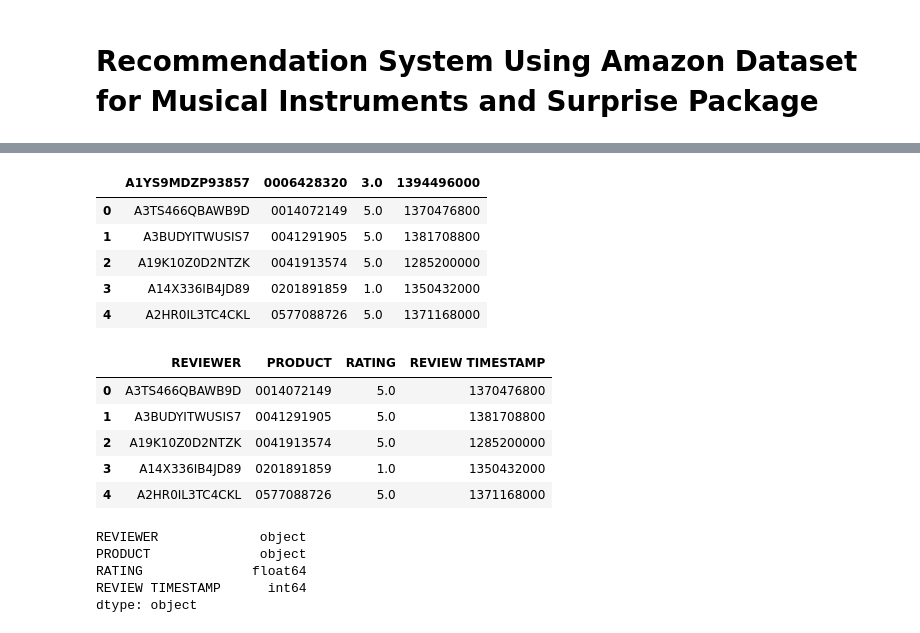
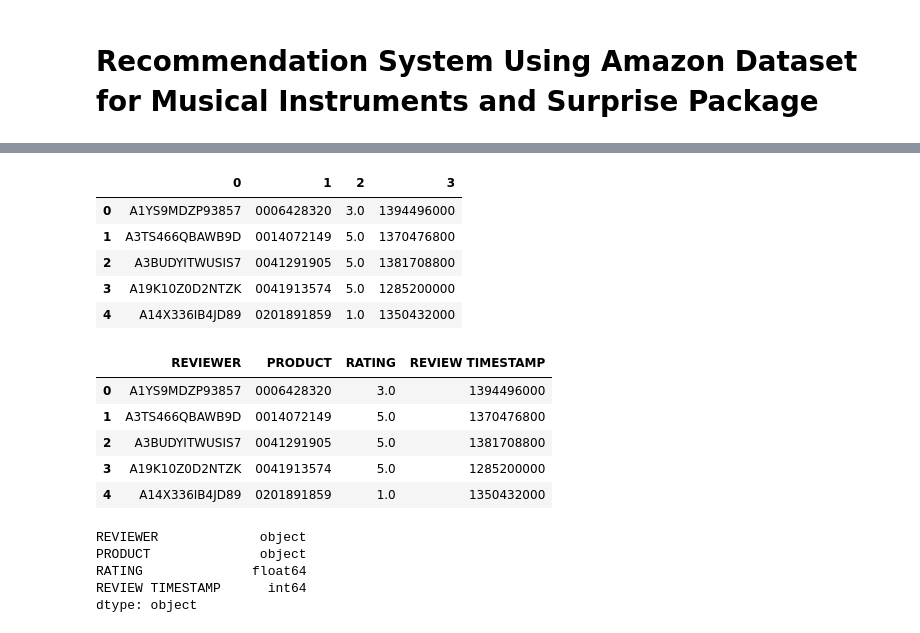
Before and after one commit to thefineboye/Recommendation-System-Using-Amazon-Dataset-for-Musical-Instruments, a Jupyter notebook: CS 4.2 MUSICAL INSTS R3.ipynb, the cells around one changed output, grey strips where cells are left out. Drawn from its saved outputs; the diff is of its cells as text; code cells hidden in the pictures.

```diff
--- a/CS 4.2 MUSICAL INSTS R3.ipynb
+++ b/CS 4.2 MUSICAL INSTS R3.ipynb
@@ -38,16 +40,16 @@ from surprise.model_selection import cross_validate, KFold
 # %%
 #Read in the data as a dataframe from a csv file via a web link below.
 #The data is an Amazon dataset for musical instrument purchases hosted by Stanford university
-df=pd.read_csv('http://snap.stanford.edu/data/amazon/productGraph/categoryFiles/ratings_Musical_Instruments.csv')
+df=pd.read_csv('http://snap.stanford.edu/data/amazon/productGraph/categoryFiles/ratings_Musical_Instruments.csv',header = None)
 
 df.head()
 # %% [output]
-|  | A1YS9MDZP93857 | 0006428320 | 3.0 | 1394496000 |
-| 0 | A3TS466QBAWB9D | 0014072149 | 5.0 | 1370476800 |
-| 1 | A3BUDYITWUSIS7 | 0041291905 | 5.0 | 1381708800 |
-| 2 | A19K10Z0D2NTZK | 0041913574 | 5.0 | 1285200000 |
-| 3 | A14X336IB4JD89 | 0201891859 | 1.0 | 1350432000 |
-| 4 | A2HR0IL3TC4CKL | 0577088726 | 5.0 | 1371168000 |
+|  | 0 | 1 | 2 | 3 |
+| 0 | A1YS9MDZP93857 | 0006428320 | 3.0 | 1394496000 |
+| 1 | A3TS466QBAWB9D | 0014072149 | 5.0 | 1370476800 |
+| 2 | A3BUDYITWUSIS7 | 0041291905 | 5.0 | 1381708800 |
+| 3 | A19K10Z0D2NTZK | 0041913574 | 5.0 | 1285200000 |
+| 4 | A14X336IB4JD89 | 0201891859 | 1.0 | 1350432000 |
 # %%
 #Assign names to each column of the dataframe
 df.columns = ['REVIEWER','PRODUCT','RATING', 'REVIEW TIMESTAMP']
@@ -56,11 +58,11 @@ df.columns = ['REVIEWER','PRODUCT','RATING', 'REVIEW TIMESTAMP']
 df.head()
 # %% [output]
 |  | REVIEWER | PRODUCT | RATING | REVIEW TIMESTAMP |
-| 0 | A3TS466QBAWB9D | 0014072149 | 5.0 | 1370476800 |
-| 1 | A3BUDYITWUSIS7 | 0041291905 | 5.0 | 1381708800 |
-| 2 | A19K10Z0D2NTZK | 0041913574 | 5.0 | 1285200000 |
-| 3 | A14X336IB4JD89 | 0201891859 | 1.0 | 1350432000 |
-| 4 | A2HR0IL3TC4CKL | 0577088726 | 5.0 | 1371168000 |
+| 0 | A1YS9MDZP93857 | 0006428320 | 3.0 | 1394496000 |
+| 1 | A3TS466QBAWB9D | 0014072149 | 5.0 | 1370476800 |
+| 2 | A3BUDYITWUSIS7 | 0041291905 | 5.0 | 1381708800 |
+| 3 | A19K10Z0D2NTZK | 0041913574 | 5.0 | 1285200000 |
+| 4 | A14X336IB4JD89 | 0201891859 | 1.0 | 1350432000 |
 # %%
 #Check the datatypes for each dataframe column
 df.dtypes
```
Also changed, not shown: parts of 17 cells of this notebook.
